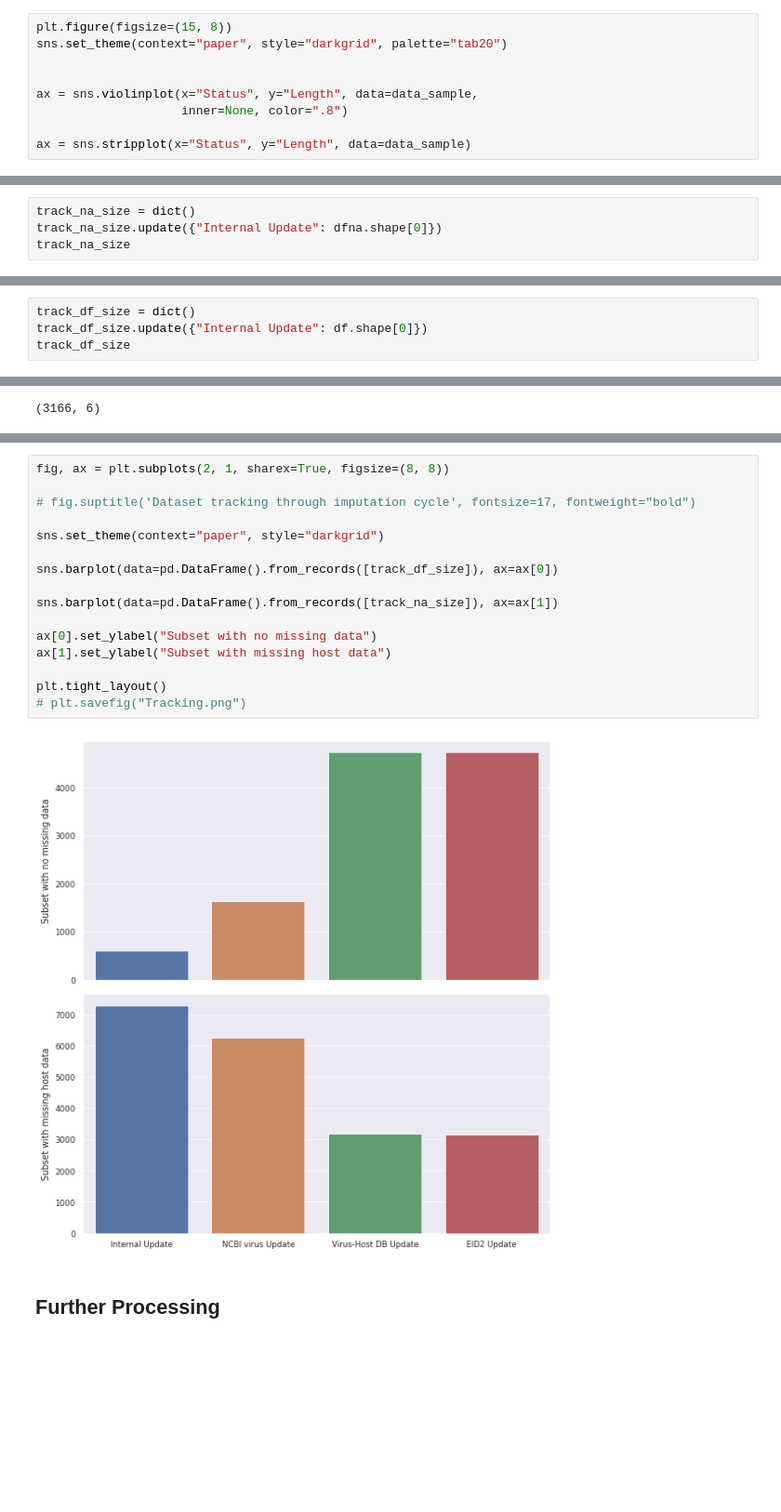
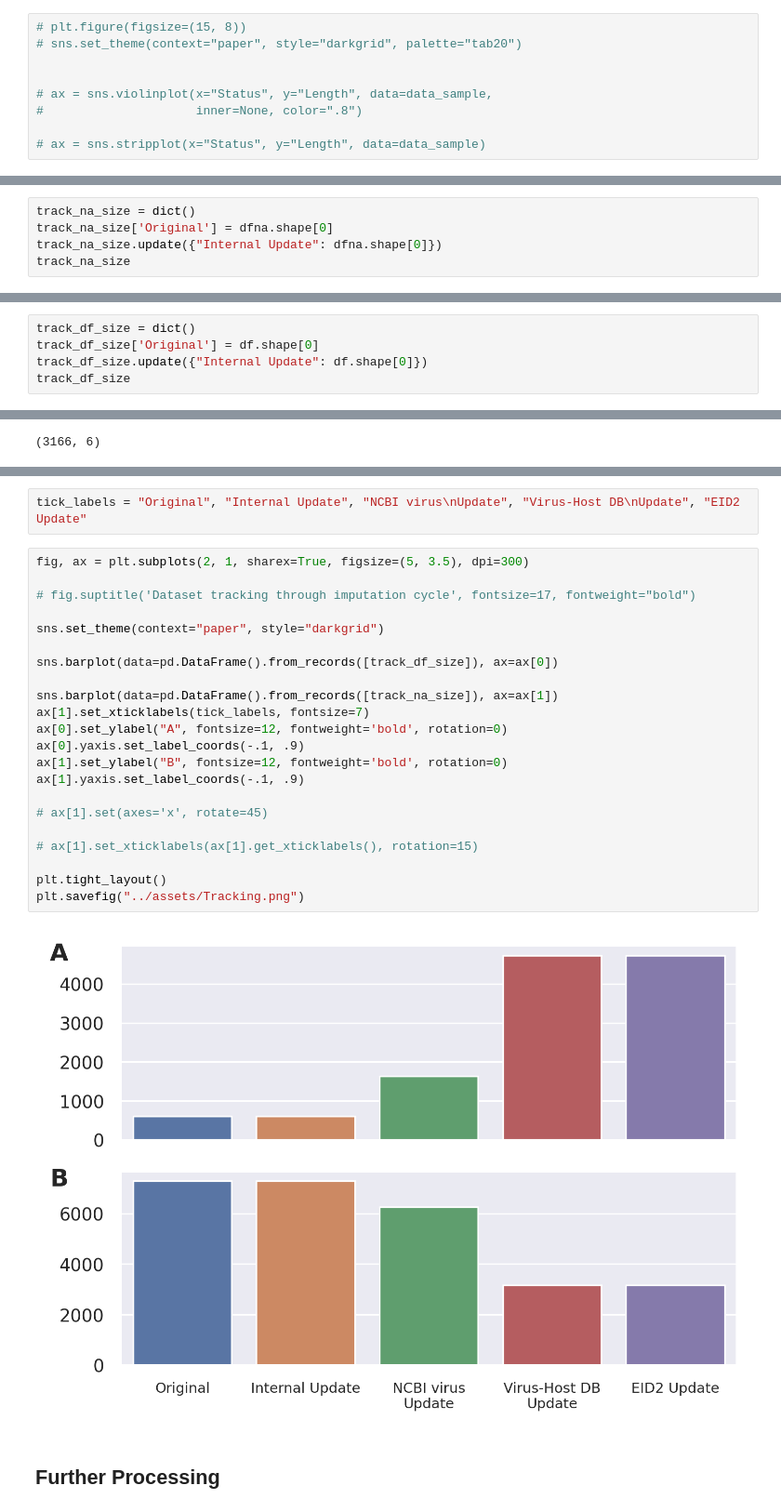
Before and after one commit to Rudolph-afk/Zoon0PredV, a Jupyter notebook: notebooks/Zoonosis_data_cleaning.ipynb, the cells around one changed output, grey strips where cells are left out. Shown at 93% size. Saved outputs shown, nothing was run; the diff lists cells and outputs as text; blank space fills up the shorter version.

```diff
--- a/notebooks/Zoonosis_data_cleaning.ipynb
+++ b/notebooks/Zoonosis_data_cleaning.ipynb
@@ -228,9 +245,9 @@ data_sample = df.sample(8000)
 # %%
-plt.figure(figsize=(15, 8))
-sns.set_theme(context="paper", style="darkgrid", palette="tab20")
+# plt.figure(figsize=(15, 8))
+# sns.set_theme(context="paper", style="darkgrid", palette="tab20")
 
 
-ax = sns.violinplot(x="Status", y="Length", data=data_sample,
-                    inner=None, color=".8")
+# ax = sns.violinplot(x="Status", y="Length", data=data_sample,
+#                     inner=None, color=".8")
 
-ax = sns.stripplot(x="Status", y="Length", data=data_sample)
+# ax = sns.stripplot(x="Status", y="Length", data=data_sample)
@@ -582,5 +618,6 @@ df.shape
 # %%
 track_na_size = dict()
+track_na_size['Original'] = dfna.shape[0]
 track_na_size.update({"Internal Update": dfna.shape[0]})
 track_na_size
 # %% [output]
@@ -588,5 +625,6 @@ track_na_size
 # %%
 track_df_size = dict()
+track_df_size['Original'] = df.shape[0]
 track_df_size.update({"Internal Update": df.shape[0]})
 track_df_size
 # %% [output]
@@ -837,24 +878,32 @@ track_na_size
  'NCBI virus Update': 6271,
  'Virus-Host DB Update': 3172,
  'EID2 Update': 3166}
+# %%
+tick_labels = "Original", "Internal Update", "NCBI virus\nUpdate", "Virus-Host DB\nUpdate", "EID2 Update"
 # %%
-fig, ax = plt.subplots(2, 1, sharex=True, figsize=(8, 8))
+fig, ax = plt.subplots(2, 1, sharex=True, figsize=(5, 3.5), dpi=300)
 
 # fig.suptitle('Dataset tracking through imputation cycle', fontsize=17, fontweight="bold")
 
 sns.set_theme(context="paper", style="darkgrid")
 
 sns.barplot(data=pd.DataFrame().from_records([track_df_size]), ax=ax[0])
 
 sns.barplot(data=pd.DataFrame().from_records([track_na_size]), ax=ax[1])
+ax[1].set_xticklabels(tick_labels, fontsize=7)
+ax[0].set_ylabel("A", fontsize=12, fontweight='bold', rotation=0)
+ax[0].yaxis.set_label_coords(-.1, .9)
+ax[1].set_ylabel("B", fontsize=12, fontweight='bold', rotation=0)
+ax[1].yaxis.set_label_coords(-.1, .9)
 
-ax[0].set_ylabel("Subset with no missing data")
-ax[1].set_ylabel("Subset with missing host data")
+# ax[1].set(axes='x', rotate=45)
+
+# ax[1].set_xticklabels(ax[1].get_xticklabels(), rotation=15)
 
 plt.tight_layout()
-# plt.savefig("Tracking.png")
+plt.savefig("../assets/Tracking.png")
 # %% [output]
-[figure, old version]
+[figure, new version]
 # %% [markdown]
 ## Further Processing
 # %%
```
Also changed, not shown: parts of 144 cells of this notebook, 30 other files.
